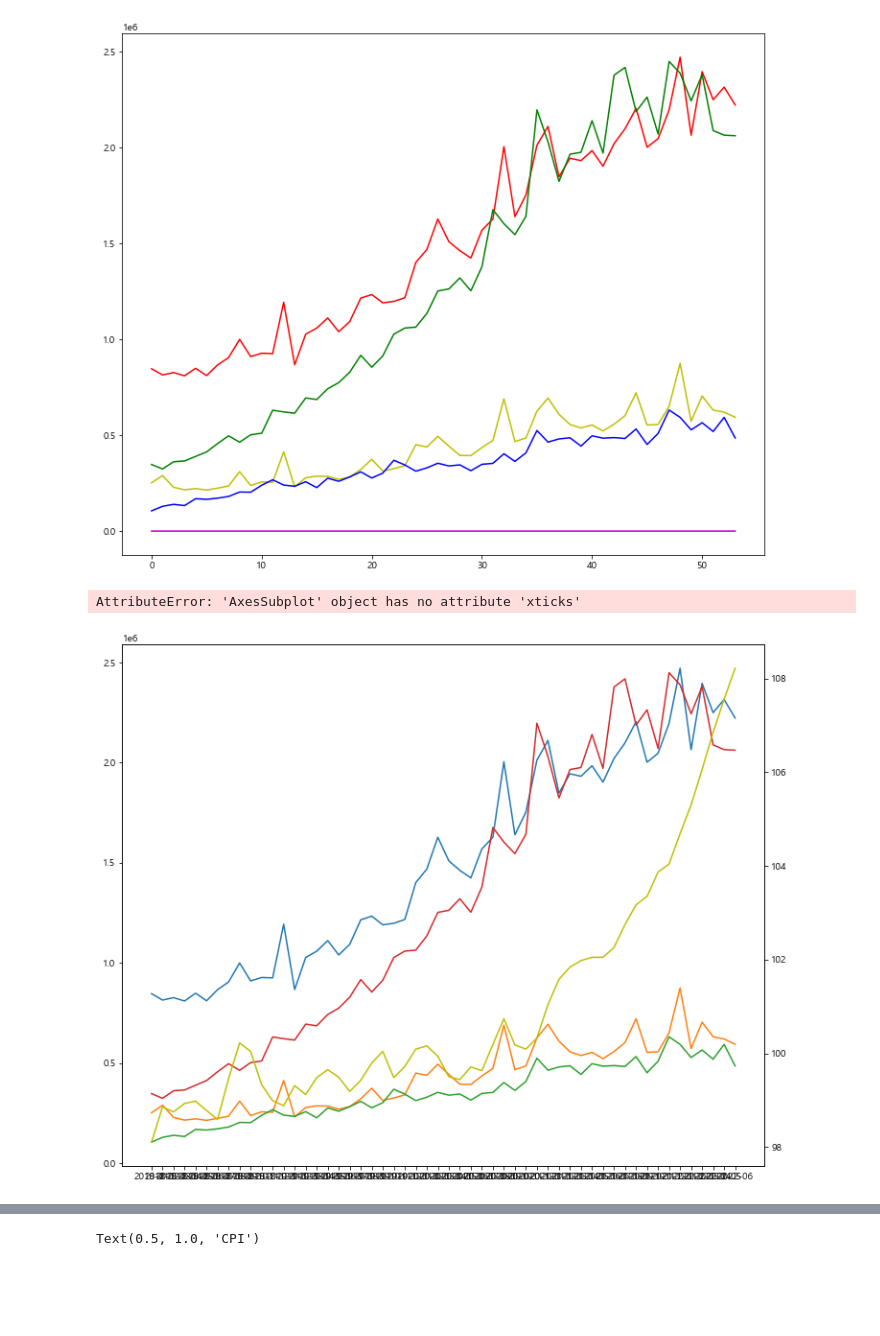
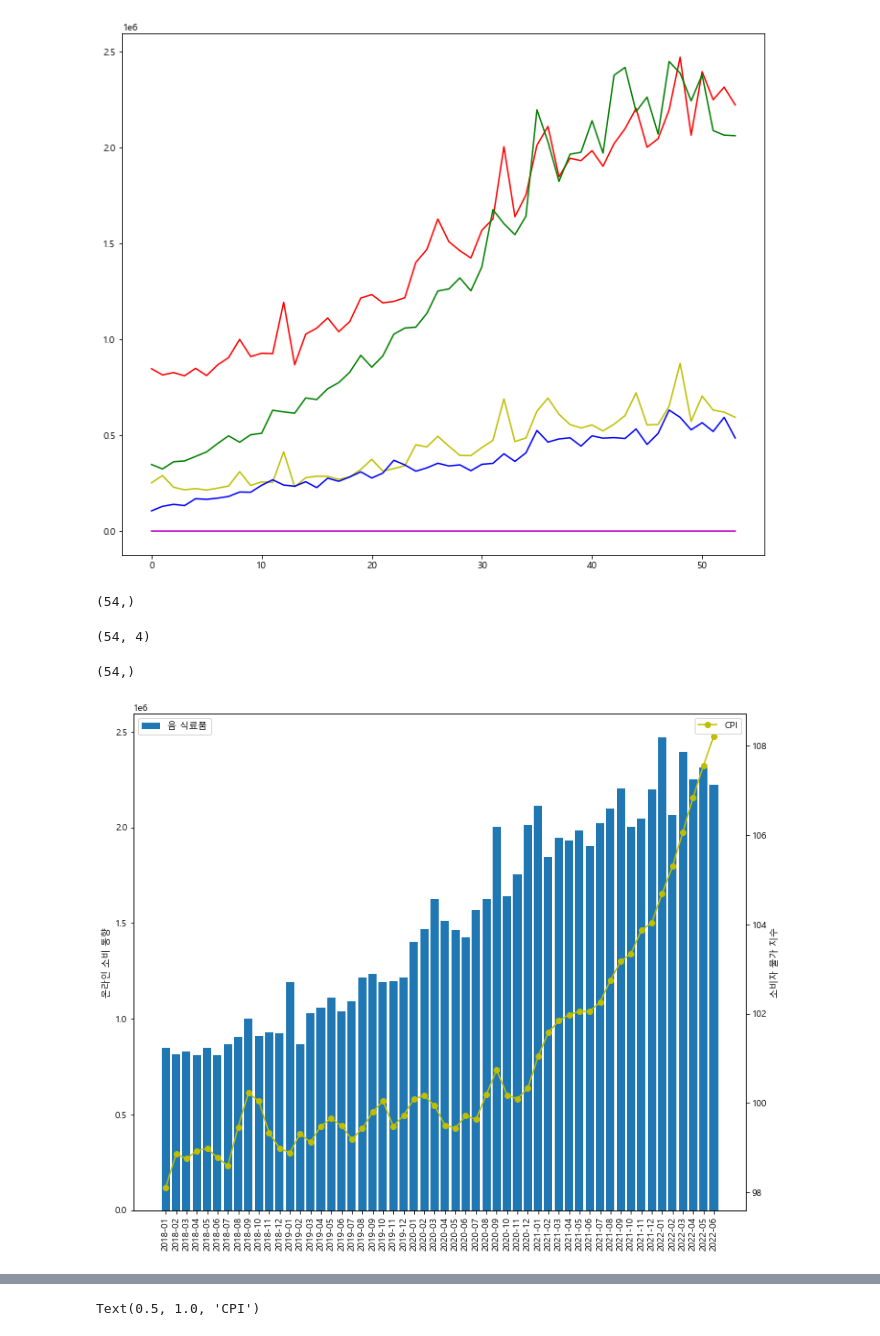
Before and after one commit to jkim0313/project1_dajopay, a Jupyter notebook: preprocess.ipynb, the cells around one changed output, grey strips where cells are left out. Saved outputs shown, nothing was run; the diff lists cells and outputs as text; code cells hidden in the pictures; blank space fills up the shorter version.

```diff
--- a/preprocess.ipynb
+++ b/preprocess.ipynb
@@ -441,21 +443,35 @@ plt.plot(df_food_service_cpi["전국"], color="m")
 plt.show()
 # %% [output]
 [figure]
+# %%
+x.shape
+# %% [output]
+(54,)
+# %%
+y1.shape
+# %% [output]
+(54, 4)
+# %%
+y2.shape
+# %% [output]
+(54,)
 # %%
 fig, ax1 = plt.subplots(figsize=(12,10))
+plt.xticks(rotation=90)
 
 x = df_food_service_cpi["날짜"]
-y1 = df_food_service_cpi[["음 식료품", "농축수산물", "e쿠폰서비스", "음식서비스"]]
+y1 = df_food_service_cpi["음 식료품"]
 y2 = df_food_service_cpi["전국"]
 
-ax1.plot(x, y1)
-# , kind='bar', stacked=True
+ax1.bar(x, y1, label="음 식료품")
+ax1.set_ylabel("온라인 소비 동향")
+plt.legend(loc="upper left")
+
 ax2 = ax1.twinx()
-ax2.plot(x, y2, color="y", label="CPI")
+ax2.plot(x, y2, 'o-', color="y", label="CPI")
+ax2.set_ylabel("소비자 물가 지수")
 
-plt.xticks(rotation=90)
-plt.legend()
+plt.legend(loc="upper right")
 plt.show()
 # %% [output]
-AttributeError: 'AxesSubplot' object has no attribute 'xticks'
-[figure, old version]
+[figure, new version]
```
Also changed, not shown: parts of 7 cells of this notebook.
